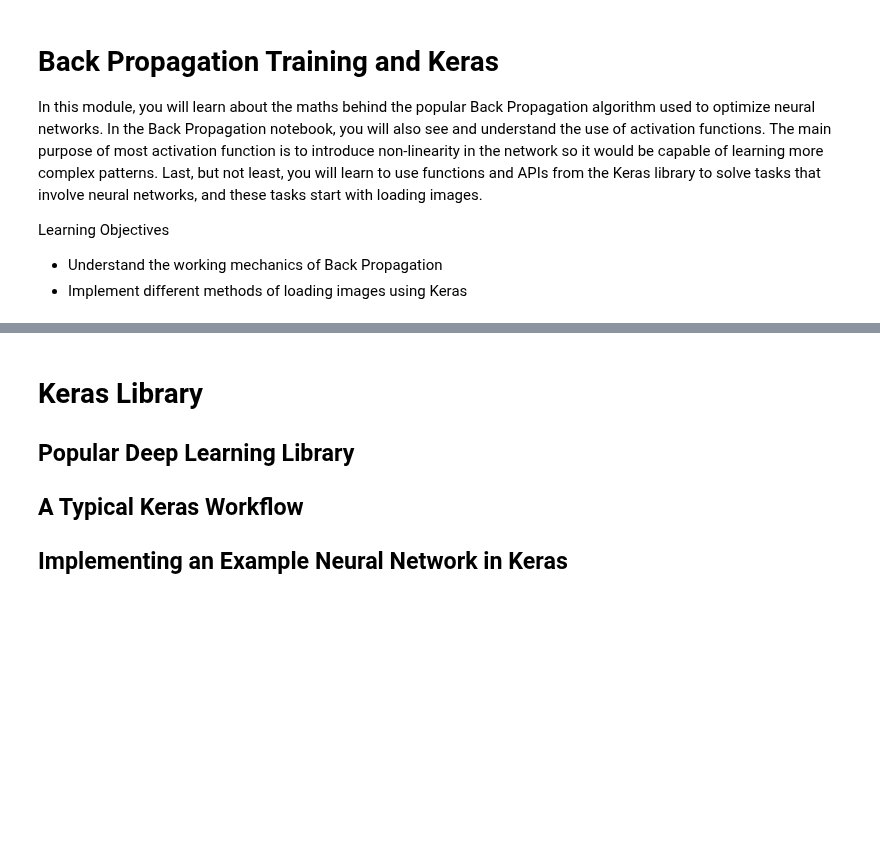
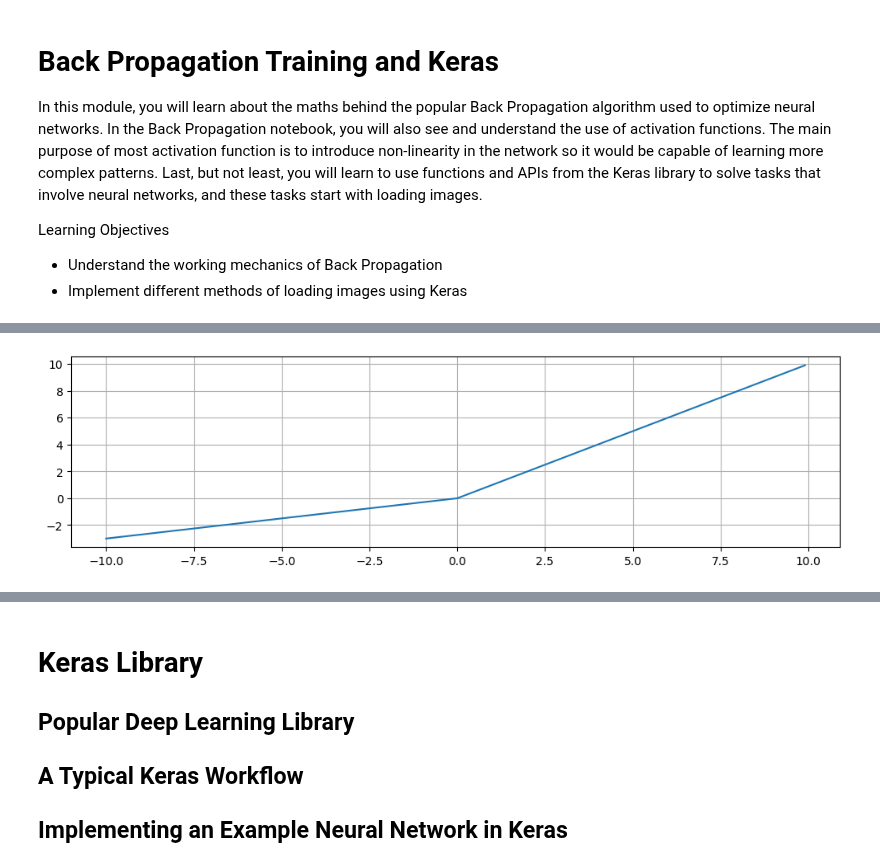
Before and after one commit to tycoi2005/202308_machine_learning_ibm_coursera, a Jupyter notebook: 005deep-learning-reinforcement-learning/w2.BackPropagationTrainingAndKeras.ipynb, the cells around one changed output, grey strips where cells are left out. Cells and saved outputs as stored; diff of their text form; code cells hidden in the pictures; blank space fills up the shorter version.

```diff
--- a/005deep-learning-reinforcement-learning/w2.BackPropagationTrainingAndKeras.ipynb
+++ b/005deep-learning-reinforcement-learning/w2.BackPropagationTrainingAndKeras.ipynb
@@ -69,0 +159,16 @@ Points to remember:
+# %%
+def lrelu(z, alpha):
+    if z>=0:
+        return z
+    return alpha*z
+
+z = np.arange(-10,10,0.1)
+
+y = [lrelu(i, 0.3) for i in z ]
+
+# plt.subplot(1,1,1, figsize=(16,9))
+plt.figure(figsize=(12,3))
+plt.plot(z, y)
+plt.grid(True)
+# %% [output]
+[figure, added]
```
Also changed, not shown: parts of 7 cells of this notebook, 1 other file.
